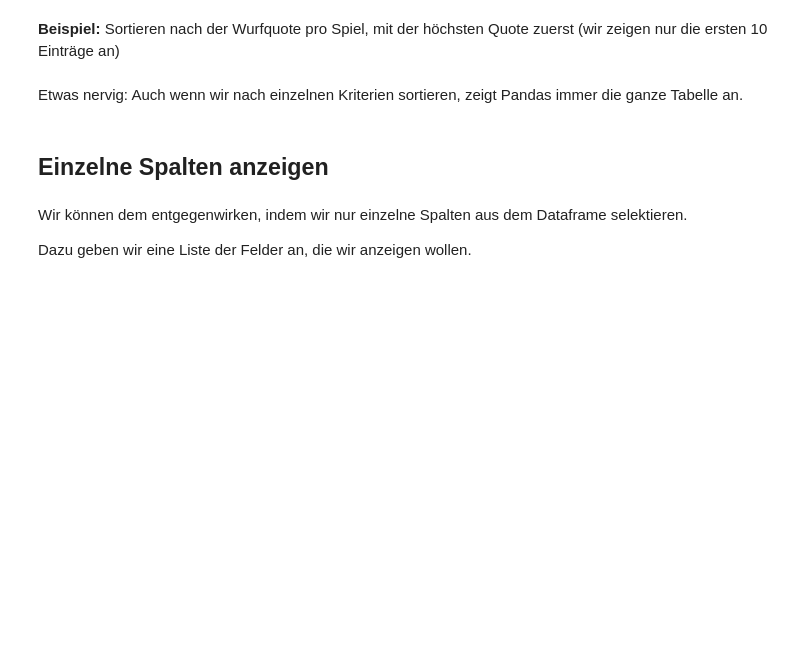
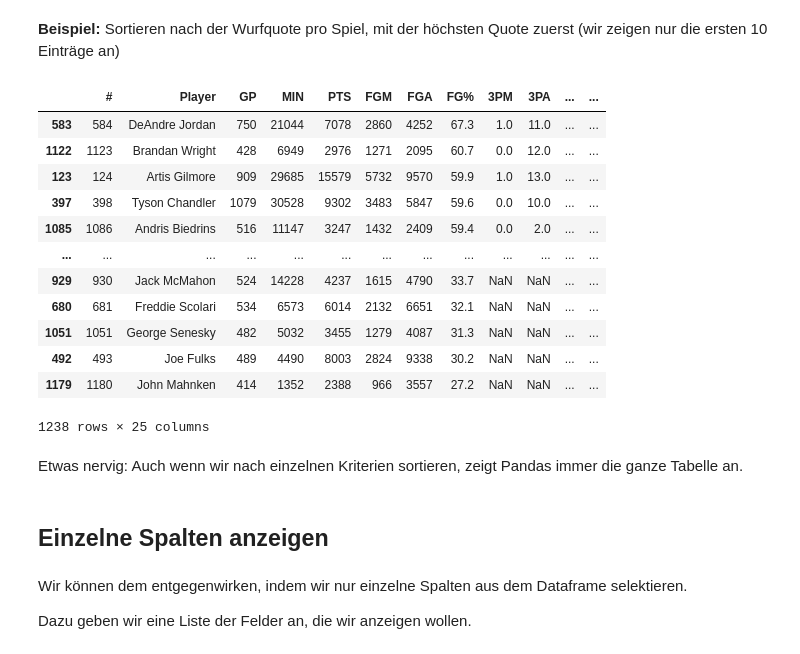
Before and after one commit to plotti/uzh22, a Jupyter notebook: 06 Pandas Teil 1/02 Filtern und Felder kombinieren.ipynb, the cells around one changed output. Drawn from its saved outputs; the diff is of its cells as text; code cells hidden in the pictures; blank space fills up the shorter version.

```diff
--- a/06 Pandas Teil 1/02 Filtern und Felder kombinieren.ipynb
+++ b/06 Pandas Teil 1/02 Filtern und Felder kombinieren.ipynb
@@ -237,7 +442,21 @@ df.sort_values('TOV%').head(10)
 # %% [markdown]
 **Beispiel:** Sortieren nach der Wurfquote pro Spiel, mit der höchsten Quote zuerst (wir zeigen nur die ersten 10 Einträge an)
 # %%
-df.sort_values('FG%')
+df.sort_values('FG%',ascending=False)
+# %% [output]
+|  | # | Player | GP | MIN | PTS | FGM | FGA | FG% | 3PM | 3PA | ... | ... |
+| 583 | 584 | DeAndre Jordan | 750 | 21044 | 7078 | 2860 | 4252 | 67.3 | 1.0 | 11.0 | ... | ... |
+| 1122 | 1123 | Brandan Wright | 428 | 6949 | 2976 | 1271 | 2095 | 60.7 | 0.0 | 12.0 | ... | ... |
+| 123 | 124 | Artis Gilmore | 909 | 29685 | 15579 | 5732 | 9570 | 59.9 | 1.0 | 13.0 | ... | ... |
+| 397 | 398 | Tyson Chandler | 1079 | 30528 | 9302 | 3483 | 5847 | 59.6 | 0.0 | 10.0 | ... | ... |
+| 1085 | 1086 | Andris Biedrins | 516 | 11147 | 3247 | 1432 | 2409 | 59.4 | 0.0 | 2.0 | ... | ... |
+| ... | ... | ... | ... | ... | ... | ... | ... | ... | ... | ... | ... | ... |
+| 929 | 930 | Jack McMahon | 524 | 14228 | 4237 | 1615 | 4790 | 33.7 | NaN | NaN | ... | ... |
+| 680 | 681 | Freddie Scolari | 534 | 6573 | 6014 | 2132 | 6651 | 32.1 | NaN | NaN | ... | ... |
+| 1051 | 1051 | George Senesky | 482 | 5032 | 3455 | 1279 | 4087 | 31.3 | NaN | NaN | ... | ... |
+| 492 | 493 | Joe Fulks | 489 | 4490 | 8003 | 2824 | 9338 | 30.2 | NaN | NaN | ... | ... |
+| 1179 | 1180 | John Mahnken | 414 | 1352 | 2388 | 966 | 3557 | 27.2 | NaN | NaN | ... | ... |
+1238 rows × 25 columns
 # %% [markdown]
 Etwas nervig: Auch wenn wir nach einzelnen Kriterien sortieren, zeigt Pandas immer die ganze Tabelle an.
 # %% [markdown]
```
Also changed, not shown: parts of 37 cells of this notebook, 1 other file.
